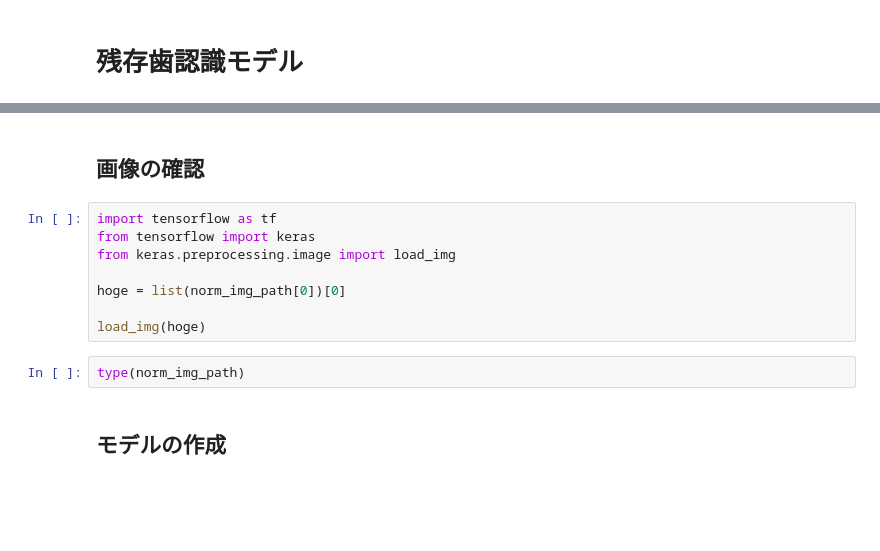
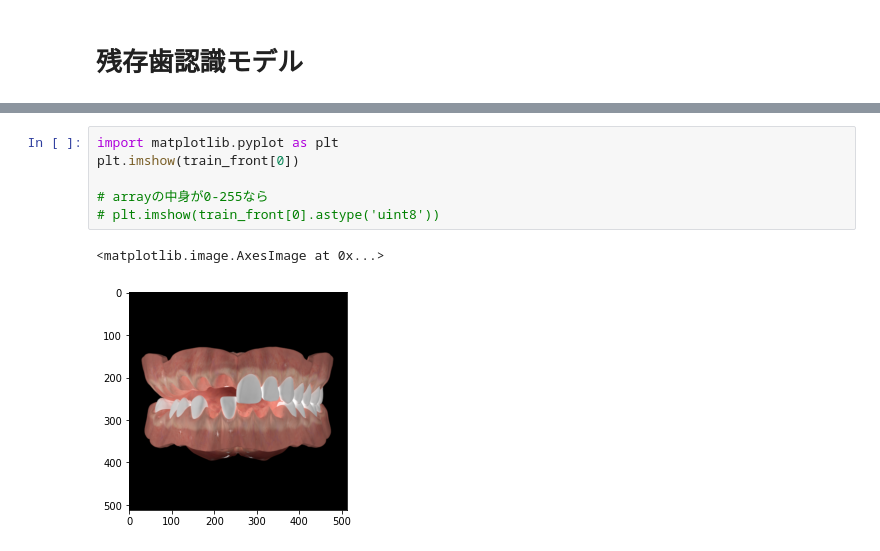
Before and after one commit to historoid/teeth-recognition, a Jupyter notebook: work/basic-cnn.ipynb, the cells around one changed output, grey strips where cells are left out. Cells and saved outputs as stored; diff of their text form; blank space fills up the shorter version.

```diff
--- a/work/basic-cnn.ipynb
+++ b/work/basic-cnn.ipynb
@@ -25,14 +47,9 @@ sgmt_img_path = (pathlib.Path(img_main_dir).glob('*/ss-' + str(i) + '*.png')for
-# %% [markdown]
-## 画像の確認
 # %%
-import tensorflow as tf
-from tensorflow import keras
-from keras.preprocessing.image import load_img
+import matplotlib.pyplot as plt
+plt.imshow(train_front[0])
 
-hoge = list(norm_img_path[0])[0]
-
-load_img(hoge)
+# arrayの中身が0-255なら
+# plt.imshow(train_front[0].astype('uint8'))
+# %% [output]
+<matplotlib.image.AxesImage at 0x...>
+[figure, added]
-# %%
-type(norm_img_path)
-# %% [markdown]
-## モデルの作成
```
Also changed, not shown: parts of 6 cells of this notebook, 1 other file.
